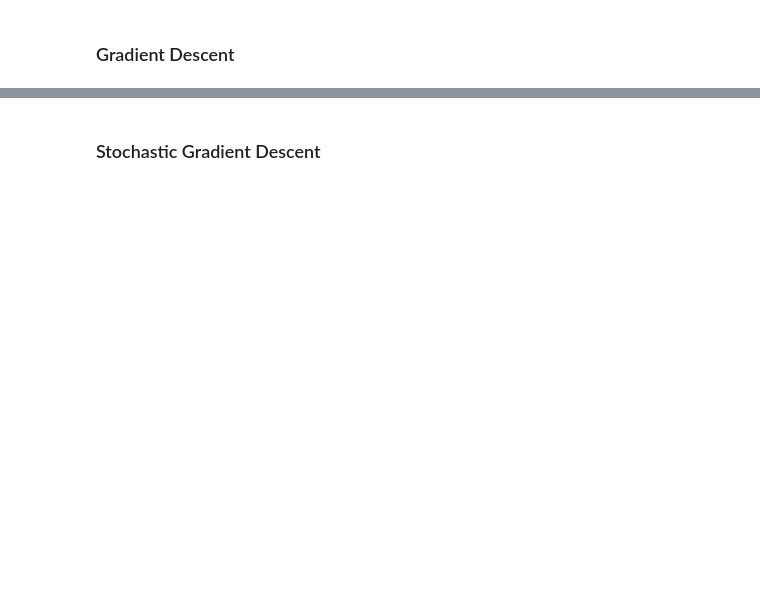
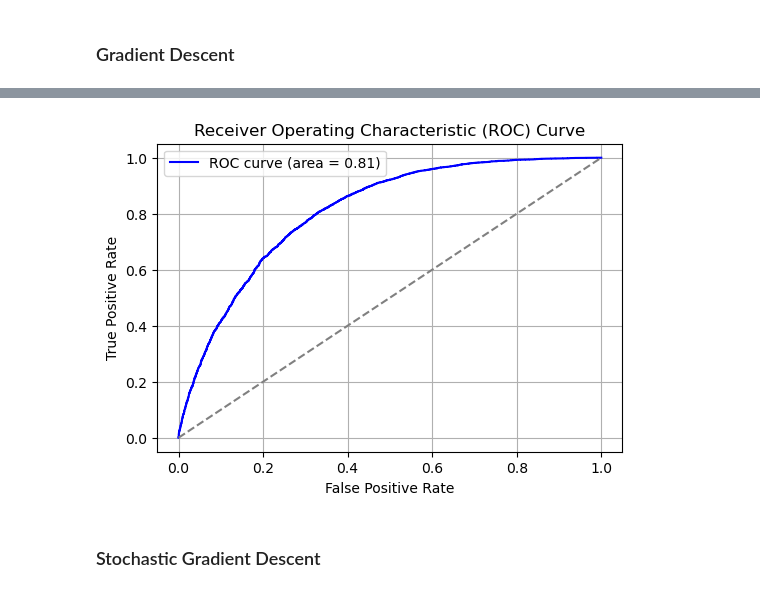
Before and after one commit to sanidhya-karnik/diabetes-classifier, a Jupyter notebook: notebooks/logistic_regression.ipynb, the cells around one changed output, grey strips where cells are left out. Saved outputs shown, nothing was run; the diff lists cells and outputs as text; code cells hidden in the pictures; blank space fills up the shorter version.

```diff
--- a/notebooks/logistic_regression.ipynb
+++ b/notebooks/logistic_regression.ipynb
@@ -175,4 +221,8 @@ Accuracy: 0.7344
 [figure]
+# %%
+logistic_regression.plot_roc_curve()
+# %% [output]
+[figure, added]
 # %% [markdown]
 ### Stochastic Gradient Descent
 # %%
```
Also changed, not shown: parts of 7 cells of this notebook.
